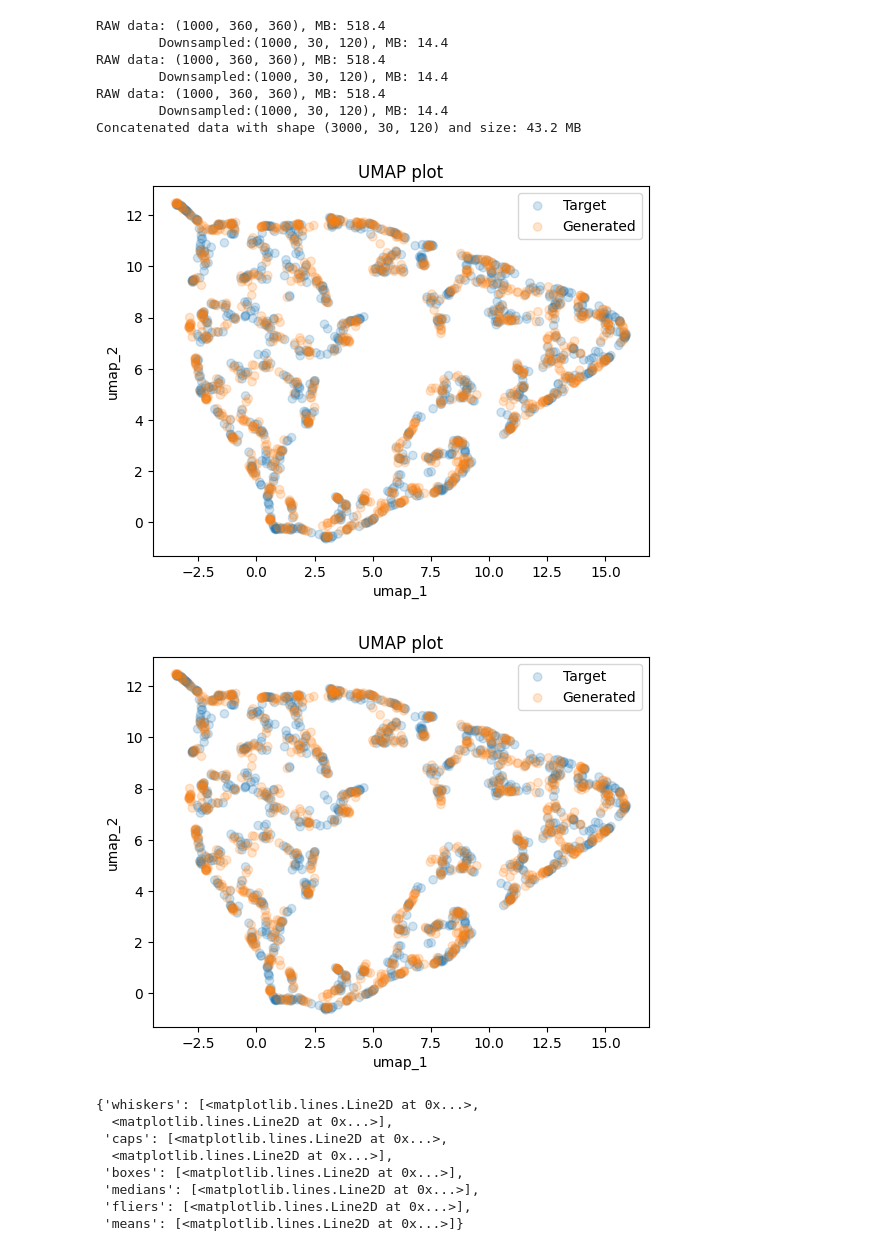
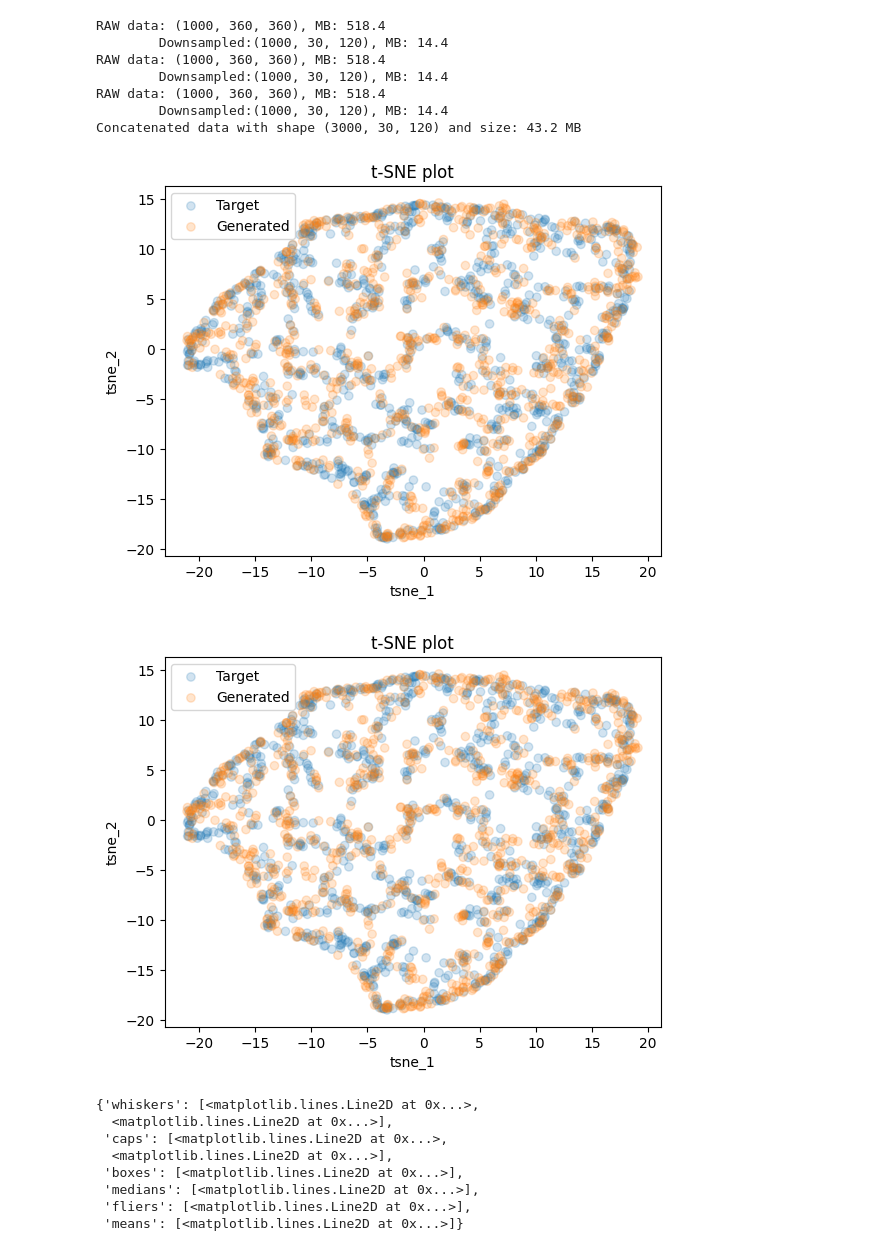
Before and after one commit to Kohmann/master-GAN, a Jupyter notebook: COTGAN/model_sampling.ipynb, the cells around one changed output. Saved outputs shown, nothing was run; the diff lists cells and outputs as text; code cells hidden in the pictures.

```diff
--- a/COTGAN/model_sampling.ipynb
+++ b/COTGAN/model_sampling.ipynb
@@ -14,9 +14,10 @@ torch.manual_seed(1)
 random.seed(1)
 
 """
+628 - Colliding solitons with H_error feedback
 611 - BEST SO FAR, Soliton
 591 - BEST SO FAR, Soliton, Used in thesis
-616 -
+616 - BEST SO FAR, colliding solitons
 600 - BEST SO FAR, colliding solitons
 
 592 - newest with everything correct
@@ -30,7 +31,7 @@ random.seed(1)
 399 - epochs: 300
 """
 
-model_id = "COT-616"
+model_id = "COT-628"
 
 run = neptune.init_run(
                 with_id=model_id, # "TIMEGAN-84"
@@ -692,36 +680,36 @@ def visualization(ori_data, generated_data, analysis):
                     c=colors[anal_sample_no:], alpha=0.2, label="Generated")
 
         ax.legend()
 
         plt.title('t-SNE plot')
         plt.xlabel('tsne_1')
         plt.ylabel('tsne_2')
         # plt.show()
         return f
     elif analysis == 'umap':
 
         prep_data_final = np.concatenate((prep_data, prep_data_hat), axis=0)
         reducer = umap.UMAP()
         embedding = reducer.fit_transform(prep_data_final)
         f, ax = plt.subplots(1)
 
         plt.scatter(embedding[:anal_sample_no, 0], embedding[:anal_sample_no, 1],
                     c=colors[:anal_sample_no], alpha=0.2, label="Target")
         plt.scatter(embedding[anal_sample_no:, 0], embedding[anal_sample_no:, 1],
                     c=colors[anal_sample_no:], alpha=0.2, label="Generated")
 
         ax.legend()
 
         plt.title('UMAP plot')
         plt.xlabel('umap_1')
         plt.ylabel('umap_2')
         # plt.show()
         return f
 
-visualization(real_data[:], fake, "umap")
+visualization(real_data[:], fake, "tsne")
 # %% [output]
-[figure, old version]
+[figure, new version]
-[figure, old version]
+[figure, new version]
 # %%
 plt.plot()
 # %%
```
Also changed, not shown: parts of 12 cells of this notebook, 2 other files.
